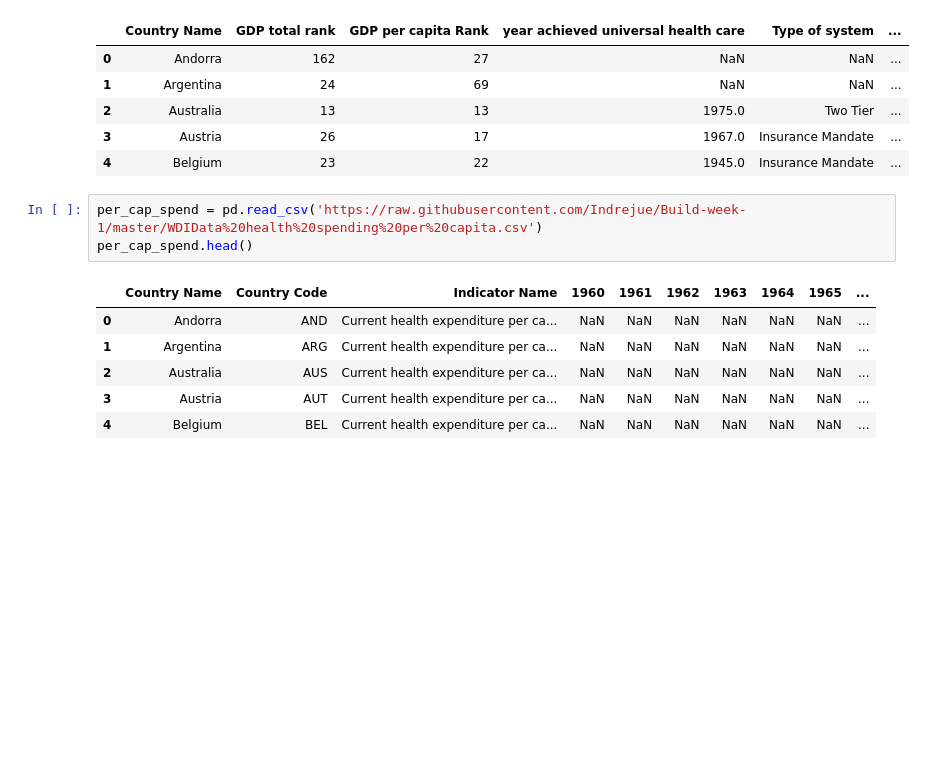
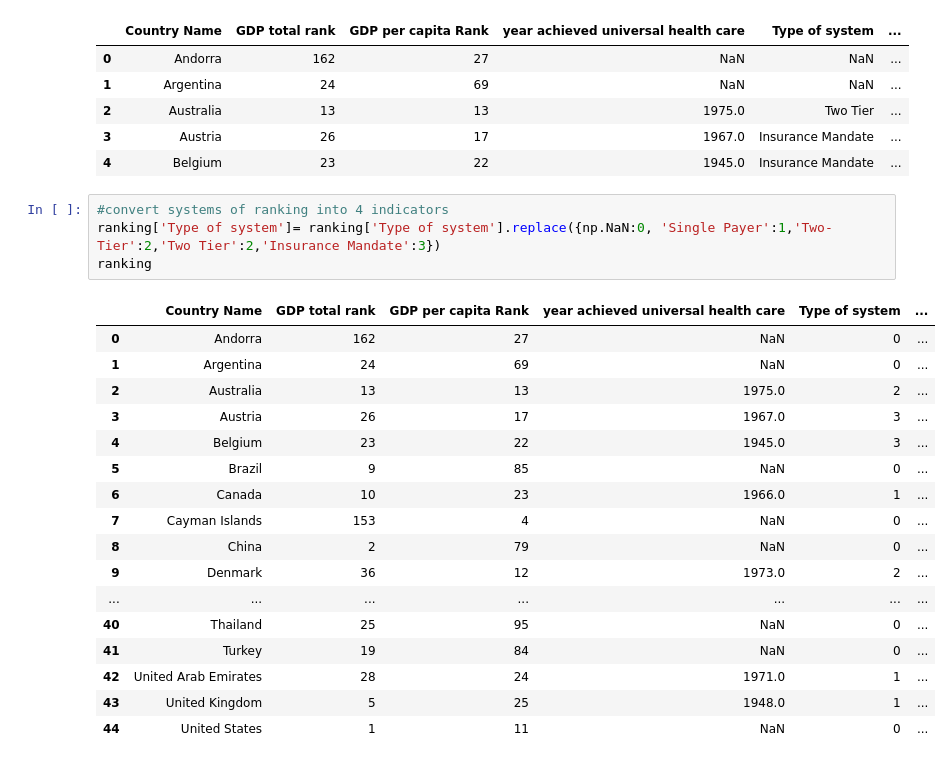
Before and after one commit to Indrejue/Build-week-1, a Jupyter notebook: Healthcare_build_week.ipynb, the cells around one changed output. Cells and saved outputs as stored; diff of their text form; blank space fills up the shorter version.

```diff
--- a/Healthcare_build_week.ipynb
+++ b/Healthcare_build_week.ipynb
@@ -13,13 +18,25 @@ ranking.head()
 | 2 | Australia | 13 | 13 | 1975.0 | Two Tier | ... |
 | 3 | Austria | 26 | 17 | 1967.0 | Insurance Mandate | ... |
 | 4 | Belgium | 23 | 22 | 1945.0 | Insurance Mandate | ... |
-# %%
-per_cap_spend = pd.read_csv('https://raw.githubusercontent.com/Indrejue/Build-week-1/master/WDIData%20health%20spending%20per%20capita.csv')
-per_cap_spend.head()
-# %% [output]
-|  | Country Name | Country Code | Indicator Name | 1960 | 1961 | 1962 | 1963 | 1964 | 1965 | ... |
-| 0 | Andorra | AND | Current health expenditure per ca... | NaN | NaN | NaN | NaN | NaN | NaN | ... |
-| 1 | Argentina | ARG | Current health expenditure per ca... | NaN | NaN | NaN | NaN | NaN | NaN | ... |
-| 2 | Australia | AUS | Current health expenditure per ca... | NaN | NaN | NaN | NaN | NaN | NaN | ... |
-| 3 | Austria | AUT | Current health expenditure per ca... | NaN | NaN | NaN | NaN | NaN | NaN | ... |
-| 4 | Belgium | BEL | Current health expenditure per ca... | NaN | NaN | NaN | NaN | NaN | NaN | ... |
+# %%
+#convert systems of ranking into 4 indicators
+ranking['Type of system']= ranking['Type of system'].replace({np.NaN:0, 'Single Payer':1,'Two-Tier':2,'Two Tier':2,'Insurance Mandate':3})
+ranking
+# %% [output]
+|  | Country Name | GDP total rank | GDP per capita Rank | year achieved universal health care | Type of system | ... |
+| 0 | Andorra | 162 | 27 | NaN | 0 | ... |
+| 1 | Argentina | 24 | 69 | NaN | 0 | ... |
+| 2 | Australia | 13 | 13 | 1975.0 | 2 | ... |
+| 3 | Austria | 26 | 17 | 1967.0 | 3 | ... |
+| 4 | Belgium | 23 | 22 | 1945.0 | 3 | ... |
+| 5 | Brazil | 9 | 85 | NaN | 0 | ... |
+| 6 | Canada | 10 | 23 | 1966.0 | 1 | ... |
+| 7 | Cayman Islands | 153 | 4 | NaN | 0 | ... |
+| 8 | China | 2 | 79 | NaN | 0 | ... |
+| 9 | Denmark | 36 | 12 | 1973.0 | 2 | ... |
+| ... | ... | ... | ... | ... | ... | ... |
+| 40 | Thailand | 25 | 95 | NaN | 0 | ... |
+| 41 | Turkey | 19 | 84 | NaN | 0 | ... |
+| 42 | United Arab Emirates | 28 | 24 | 1971.0 | 1 | ... |
+| 43 | United Kingdom | 5 | 25 | 1948.0 | 1 | ... |
+| 44 | United States | 1 | 11 | NaN | 0 | ... |
```
Also changed, not shown: parts of 4 cells of this notebook.
